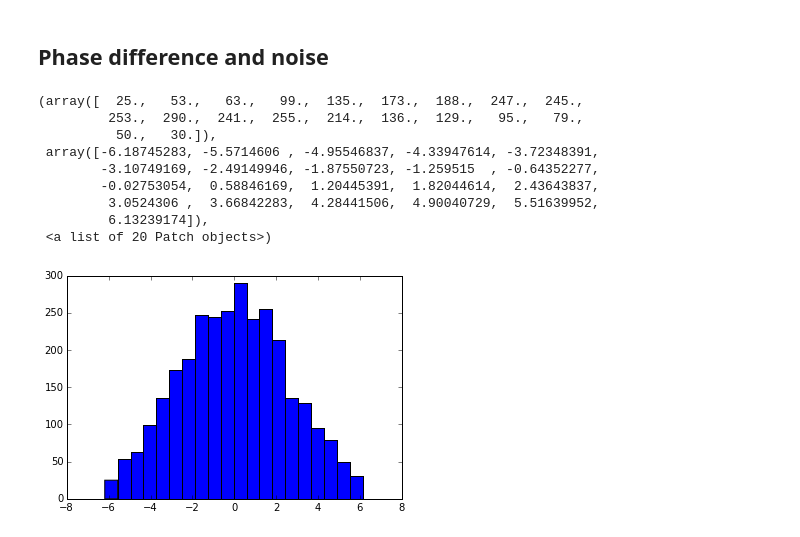
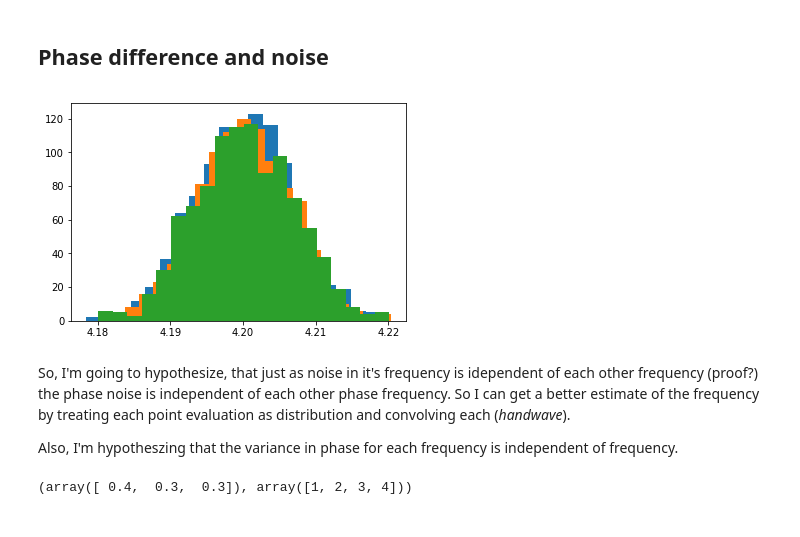
Before and after one commit to cwgreene/sound_notebook, a Jupyter notebook: Sound Wave Superposition.ipynb, the cells around one changed output. Drawn from its saved outputs; the diff is of its cells as text; code cells hidden in the pictures.

```diff
--- a/Sound Wave Superposition.ipynb
+++ b/Sound Wave Superposition.ipynb
@@ -392,32 +403,28 @@ Still, I was thinking poorly, I was thinking "What's the fourier transform of a
 # %%
 A, f, phi = 4.2, 440, .10
 f1 = 440
 f2 = 660
-f3 = 550
-t = np.arange(0,1,.001)
+f3 = 2000
+t = np.arange(0,1,1./48000)
 omega1 = 2*np.pi*f1
 omega2 = 2*np.pi*(f2)
 omega3 = 2*np.pi*(f3)
-phases = []
-amps = []
+phases = [[],[],[]]
+amps = [[],[],[]]
 for run in range(1000):
     noise = np.random.normal(.1,size=len(t))
-    signal = A*np.sin(omega1)+A*np.sin(omega2)+A*np.sin(omega3)
-    rawsignal = signal+40*noise
-    amp, phase1 = extract_sinusoid(t, f1, rawsignal)
-    amp, phase2 = extract_sinusoid(t, f2, rawsignal)
-    amp, phase3 = extract_sinusoid(t, f3, rawsignal)
-    phases.extend([phase1-phase2, phase3-phase1, phase3-phase2])
-    amps.append(amp)
-plt.hist(phases,bins=20)
+    signal = A*np.sin(omega1*t+phi)+A*np.sin(omega2*t+phi)+A*np.sin(omega3*t+phi)
+    rawsignal = signal+noise
+    amp1, phase1 = extract_sinusoid(t, f1, rawsignal)
+    amp2, phase2 = extract_sinusoid(t, f2, rawsignal)
+    amp3, phase3 = extract_sinusoid(t, f3, rawsignal)
+    [amps[i].append(amp) for i, amp in enumerate([amp1, amp2, amp3])]
+    [phases[i].append(phase) for i,phase in enumerate([phase1, phase2, phase3])]
+plt.clf()
+def plot_all(arrays):
+    for array in arrays:
+        #print len(array)
+        plt.hist(array,bins=20)
+plot_all(amps)
 # %% [output]
-(array([  25.,   53.,   63.,   99.,  135.,  173.,  188.,  247.,  245.,
-         253.,  290.,  241.,  255.,  214.,  136.,  129.,   95.,   79.,
-          50.,   30.]),
- array([-6.18745283, -5.5714606 , -4.95546837, -4.33947614, -3.72348391,
-        -3.10749169, -2.49149946, -1.87550723, -1.259515  , -0.64352277,
-        -0.02753054,  0.58846169,  1.20445391,  1.82044614,  2.43643837,
-         3.0524306 ,  3.66842283,  4.28441506,  4.90040729,  5.51639952,
-         6.13239174]),
- <a list of 20 Patch objects>)
-[figure, old version]
+[figure, new version]
@@ -426,0 +431,8 @@ x.
+# %% [markdown]
+So, I'm going to hypothesize, that just as noise in it's frequency is idependent of each other frequency (proof?) the phase noise is independent of each other phase frequency. So I can get a better estimate of the frequency by treating each point evaluation as distribution and convolving each (*handwave*).
+
+Also, I'm hypotheszing that the variance in phase for each frequency is independent of frequency.
+# %%
+numpy.histogram([1,1,1,1,2,2,2,3,3,4],normed=True, bins=)
+# %% [output]
+(array([ 0.4,  0.3,  0.3]), array([1, 2, 3, 4]))
```
Also changed, not shown: parts of 12 cells of this notebook.
